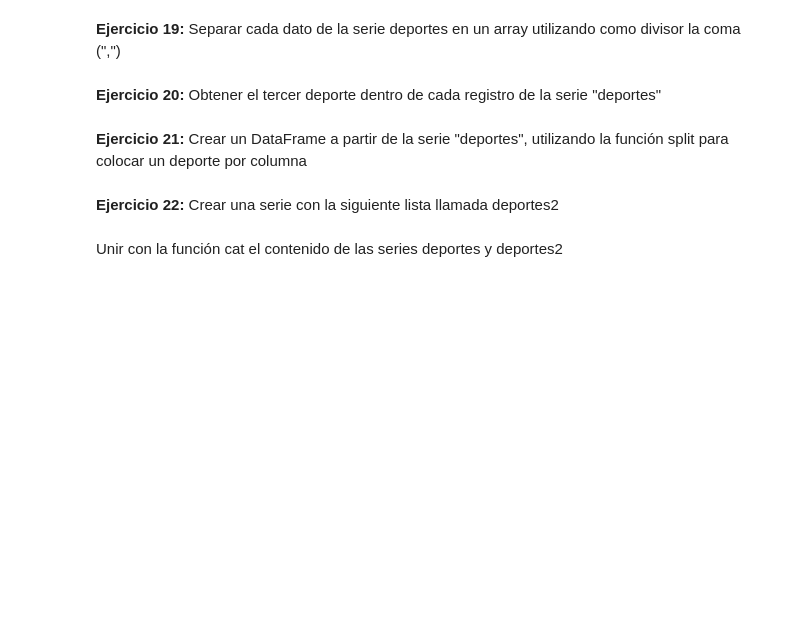
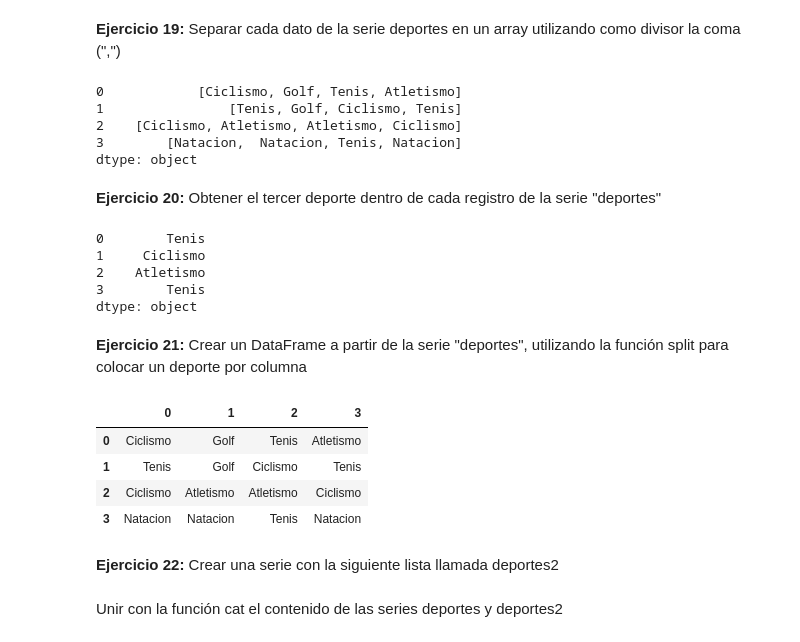
Before and after one commit to alcazarpedro/project_numpy_pandas, a Jupyter notebook: pandas_dtascience/2_String/String 24 Ejercicios.ipynb, the cells around one changed output. Drawn from its saved outputs; the diff is of its cells as text; code cells hidden in the pictures; blank space fills up the shorter version.

```diff
--- a/pandas_dtascience/2_String/String 24 Ejercicios.ipynb
+++ b/pandas_dtascience/2_String/String 24 Ejercicios.ipynb
@@ -198,3 +232,7 @@ lista=["Ciclismo,Golf,Tenis,Atletismo",
        "Natacion, Natacion,Tenis,Natacion"]
 # %% [markdown]
 Guardar la lista anterior en una Serie llamada "deportes"
+# %%
+deportes = pd.Series(lista)
+
+deportes
@@ -207,9 +271,35 @@ __Ejercicio 18:__ Mantener únicamente los datos en la serie "deportes" cuyo pri
 # %% [markdown]
 __Ejercicio 19:__ Separar cada dato de la serie deportes en un array utilizando como divisor la coma (",")
+# %%
+deportes.str.split(",")
+# %% [output]
+0            [Ciclismo, Golf, Tenis, Atletismo]
+1                [Tenis, Golf, Ciclismo, Tenis]
+2    [Ciclismo, Atletismo, Atletismo, Ciclismo]
+3        [Natacion,  Natacion, Tenis, Natacion]
+dtype: object
 # %% [markdown]
 __Ejercicio 20:__ Obtener el tercer deporte dentro de cada registro de la serie "deportes"
+# %%
+deportes.str.split(",").str.get(2)
+# %% [output]
+0        Tenis
+1     Ciclismo
+2    Atletismo
+3        Tenis
+dtype: object
 # %% [markdown]
 __Ejercicio 21:__  Crear un DataFrame a partir de la serie "deportes", utilizando la función split para colocar un deporte por columna
+# %%
+df = deportes.str.split(",",expand=True)
+
+df
+# %% [output]
+|  | 0 | 1 | 2 | 3 |
+| 0 | Ciclismo | Golf | Tenis | Atletismo |
+| 1 | Tenis | Golf | Ciclismo | Tenis |
+| 2 | Ciclismo | Atletismo | Atletismo | Ciclismo |
+| 3 | Natacion | Natacion | Tenis | Natacion |
 # %% [markdown]
 __Ejercicio 22:__ Crear una serie con la siguiente lista llamada deportes2
 # %%
```
Also changed, not shown: parts of 8 cells of this notebook.
